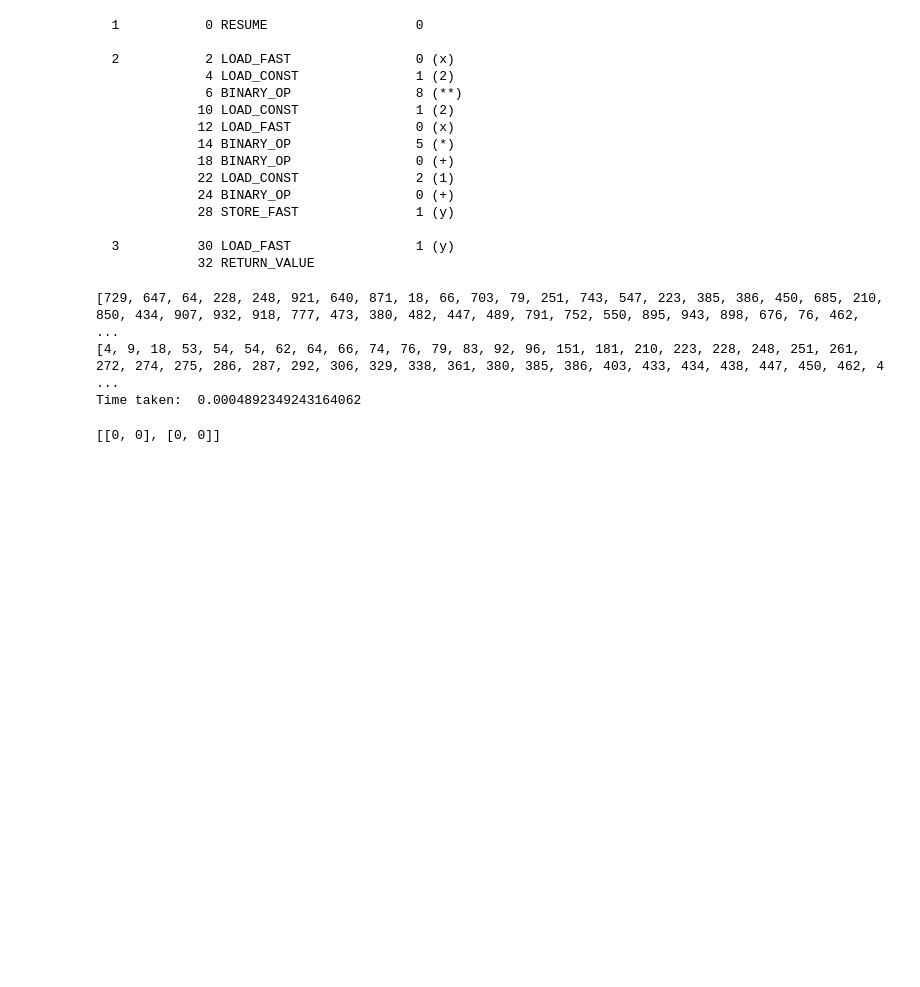
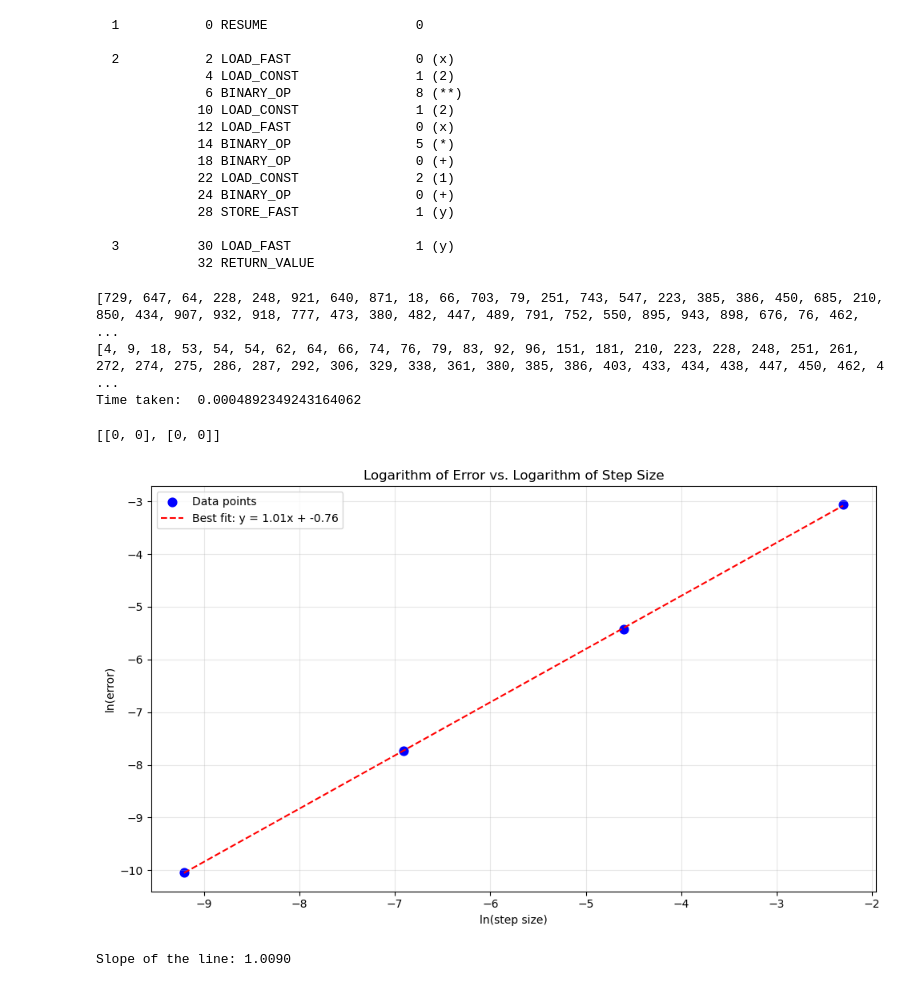
Before and after one commit to MarkC11235/LII, a Jupyter notebook: test.ipynb, the cells around one changed output. Saved outputs shown, nothing was run; the diff lists cells and outputs as text; code cells hidden in the pictures; blank space fills up the shorter version.

Commit message:
finished P3 on numerical analysis hw

```diff
--- a/test.ipynb
+++ b/test.ipynb
@@ -138,3 +138,38 @@ if __name__ == '__main__':
         sys.exit(1)
 
     convert_ttf_to_cpp(sys.argv[1], sys.argv[2])
+# %%
+import matplotlib.pyplot as plt
+import numpy as np
+
+# Data points: logarithm of step size vs. logarithm of error
+x_values = [-2.3025850929940455, -4.605170185988091, -6.907755278982137, -9.210340371976182]
+y_values = [-3.0638686374026607, -5.427322550059435, -7.7358678185709415, -10.039047671285527]
+
+# Create the plot
+plt.figure(figsize=(10, 6))
+plt.scatter(x_values, y_values, color='blue', s=60, label='Data points')
+
+# Add best fit line
+slope, intercept = np.polyfit(x_values, y_values, 1)
+fit_x = np.array([min(x_values), max(x_values)])
+fit_y = slope * fit_x + intercept
+plt.plot(fit_x, fit_y, color='red', linestyle='--',
+         label=f'Best fit: y = {slope:.2f}x + {intercept:.2f}')
+
+# Add labels and title
+plt.xlabel('ln(step size)')
+plt.ylabel('ln(error)')
+plt.title('Logarithm of Error vs. Logarithm of Step Size')
+plt.grid(True, alpha=0.3)
+plt.legend()
+
+# Show the plot
+plt.tight_layout()
+plt.show()
+
+# Print the slope for convergence rate analysis
+print(f"Slope of the line: {slope:.4f}")
+# %% [output]
+[figure, added]
+Slope of the line: 1.0090
```
Also changed, not shown: 2 other files.
